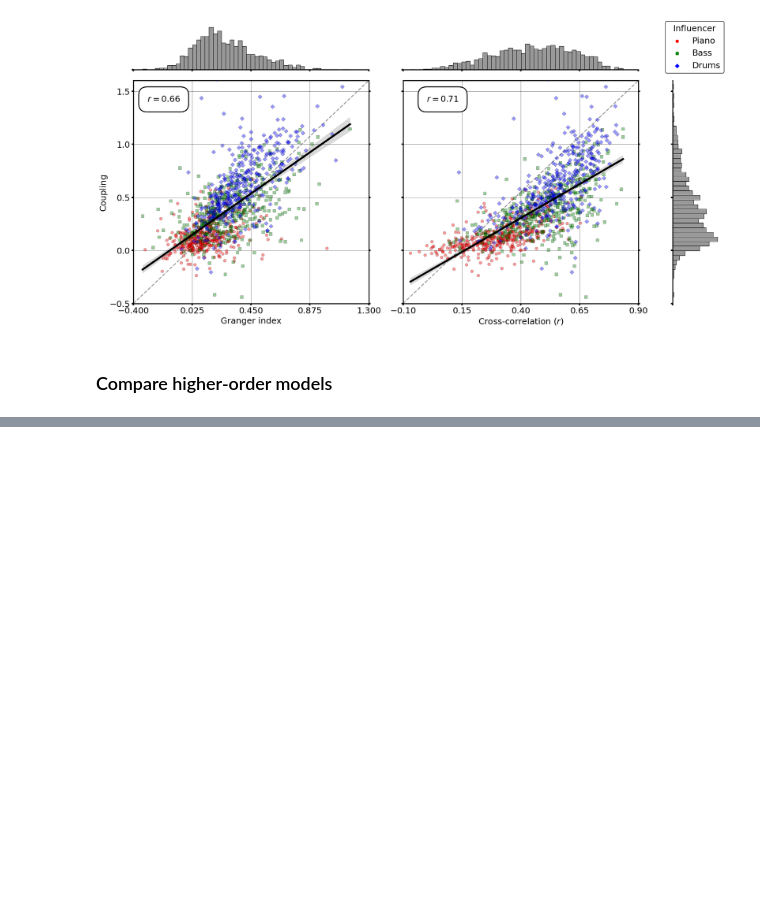
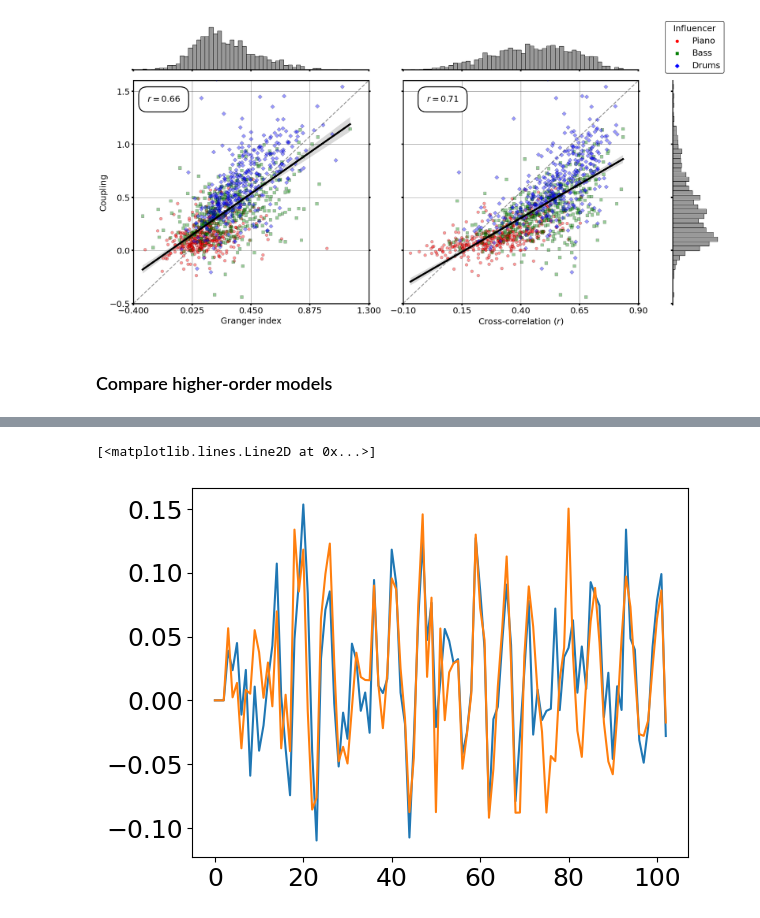
Before and after one commit to HuwCheston/Jazz-Trio-Database, a Jupyter notebook: notebooks/0.1-cheston-interaction-coordination.ipynb, the cells around one changed output, grey strips where cells are left out. Saved outputs shown, nothing was run; the diff lists cells and outputs as text; code cells hidden in the pictures; blank space fills up the shorter version.

```diff
--- a/notebooks/0.1-cheston-interaction-coordination.ipynb
+++ b/notebooks/0.1-cheston-interaction-coordination.ipynb
@@ -188,0 +171,8 @@ plt.show()
+# %%
+cols = ['self_coupling', 'coupling_piano', 'coupling_bass', 'coupling_drums', 'resid_std', 'intercept']
+params = (
+    clean.groupby('instrument')
+    [cols]
+    .mean()
+    .to_dict(orient='index')
+)
@@ -188,0 +297,31 @@ plt.show()
+# %%
+piano = {
+    'my_onset': np.array([0, 0.5, 1, *[0 for _ in range(97)]]),
+    'my_previous_ioi': np.array([np.nan, 0.5, 0.5, *[0 for _ in range(97)]]),
+    'my_previous_diff': np.array([np.nan, np.nan, 0, *[0 for _ in range(97)]]),
+    'bass_asynchrony': np.array([0, 0, 0, *[0 for _ in range(97)]]),
+    'drums_asynchrony': np.array([0, 0, 0, *[0 for _ in range(97)]]),
+    'my_next_ioi': np.array([0.5, 0.5, *[0 for _ in range(98)]]),
+    'my_next_diff': np.array([np.nan, 0, *[0 for _ in range(98)]]),
+    **params['piano']
+}
+bass = {
+    'my_onset': np.array([0, 0.5, 1, *[0 for _ in range(97)]]),
+    'my_previous_ioi': np.array([np.nan, 0.5, 0.5, *[0 for _ in range(97)]]),
+    'my_previous_diff': np.array([np.nan, np.nan, 0, *[0 for _ in range(97)]]),
+    'piano_asynchrony': np.array([0, 0, 0, *[0 for _ in range(97)]]),
+    'drums_asynchrony': np.array([0, 0, 0, *[0 for _ in range(97)]]),
+    'my_next_ioi': np.array([0.5, 0.5, *[0 for _ in range(98)]]),
+    'my_next_diff': np.array([np.nan, 0, *[0 for _ in range(98)]]),
+    **params['bass']
+}
+drums = {
+    'my_onset': np.array([0, 0.5, 1, *[0 for _ in range(97)]]),
+    'my_previous_ioi': np.array([np.nan, 0.5, 0.5, *[0 for _ in range(97)]]),
+    'my_previous_diff': np.array([np.nan, np.nan, 0, *[0 for _ in range(97)]]),
+    'bass_asynchrony': np.array([0, 0, 0, *[0 for _ in range(97)]]),
+    'drums_asynchrony': np.array([0, 0, 0, *[0 for _ in range(97)]]),
+    'my_next_ioi': np.array([0.5, 0.5, *[0 for _ in range(98)]]),
+    'my_next_diff': np.array([np.nan, 0, *[0 for _ in range(98)]]),
+    **params['drums']
+}
@@ -188,0 +420,9 @@ plt.show()
+# %%
+temp = pd.DataFrame([pd.Series(piano['my_onset']), pd.Series(bass['my_onset']), pd.Series(drums['my_onset'])]).transpose()
+temp.columns = ['piano', 'bass', 'drums']
+# %%
+plt.plot(temp['piano'] - temp['bass'])
+plt.plot(temp['piano'] - temp['drums'])
+# %% [output]
+[<matplotlib.lines.Line2D at 0x...>]
+[figure, added]
```
Also changed, not shown: parts of 12 cells of this notebook.
